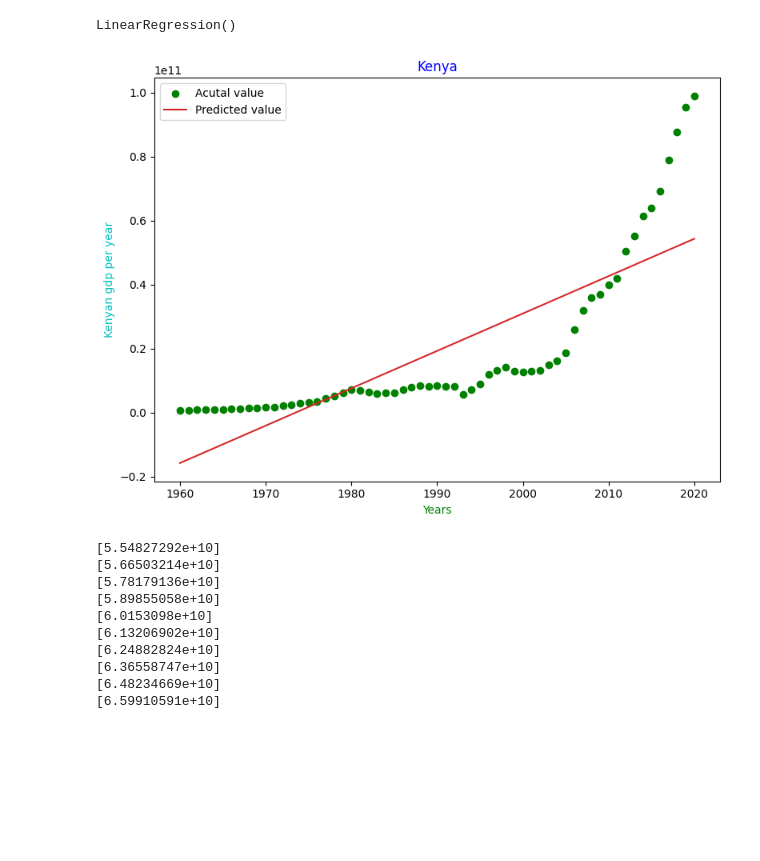
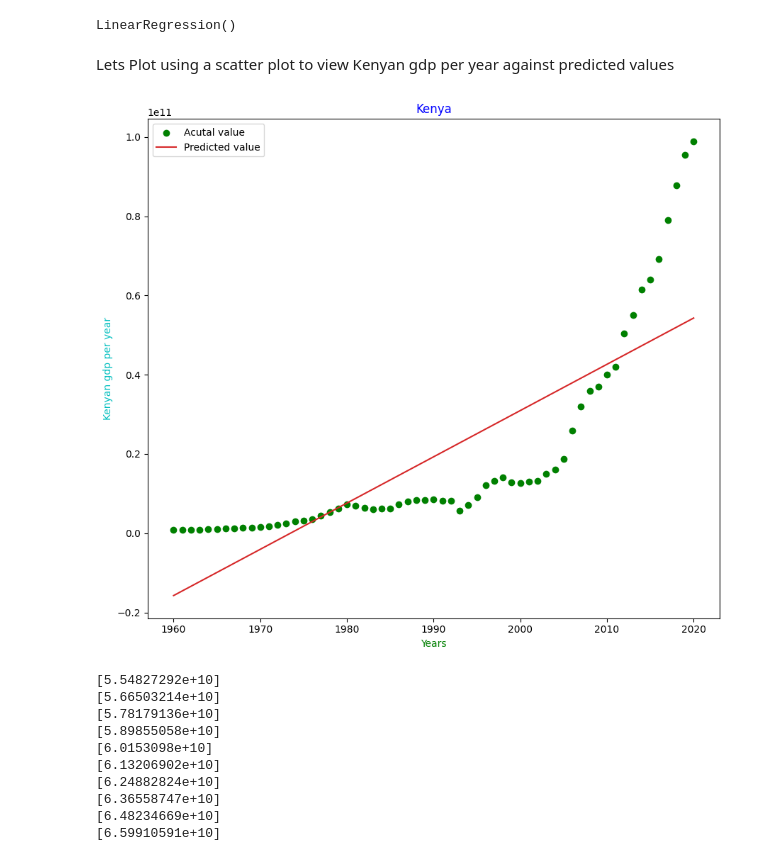
Before and after one commit to Ndichu/Kenya_GDP_Analysis_and_prediction, a Jupyter notebook: Kenya_GDP_Analysis_and_prediction.ipynb, the cells around one changed output. Saved outputs shown, nothing was run; the diff lists cells and outputs as text; code cells hidden in the pictures; blank space fills up the shorter version.

```diff
--- a/Kenya_GDP_Analysis_and_prediction.ipynb
+++ b/Kenya_GDP_Analysis_and_prediction.ipynb
@@ -110,15 +164,17 @@ Lets Plot using a scatter plot to view Kenyan gdp per year against predicted val
+# %% [markdown]
+Lets Plot using a scatter plot to view Kenyan gdp per year against predicted values
 # %%
-plt.figure(figsize=(8,6))
+plt.figure(figsize=(9,8))
 plt.scatter(xx,yy,label='Acutal value', color='green')
 plt.plot(xx,prediction,color='tab:red',label='Predicted value')
 plt.legend()
 plt.title("Kenya",color='b')
 plt.xlabel("Years",color='g')
 plt.ylabel("Kenyan gdp per year",color='c')
 plt.tight_layout()
 plt.show()
 # %% [output]
-[figure, old version]
+[figure, new version]
 # %%
 years=[2021,2022,2023,2024,2025,2026,2027,2028,2029,2030]
 for i in years:
```
Also changed, not shown: parts of 15 cells of this notebook.
